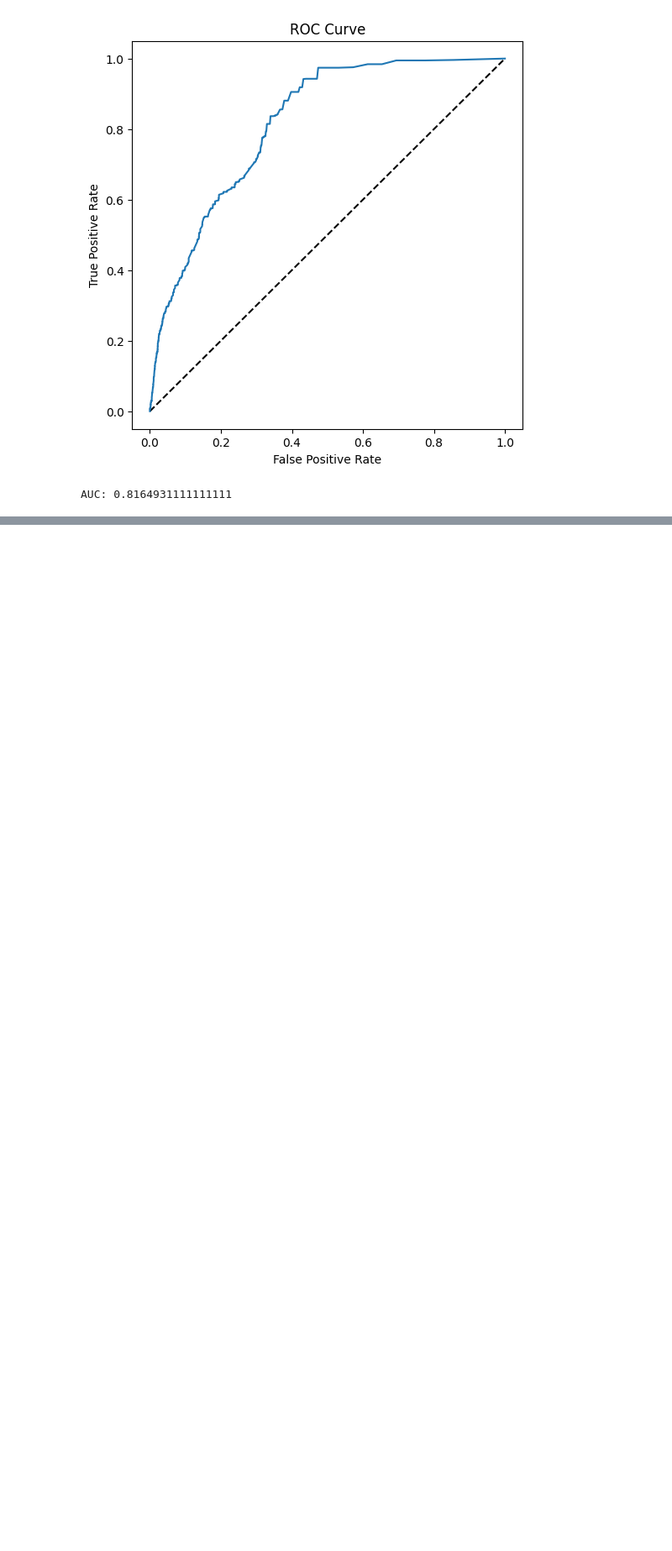
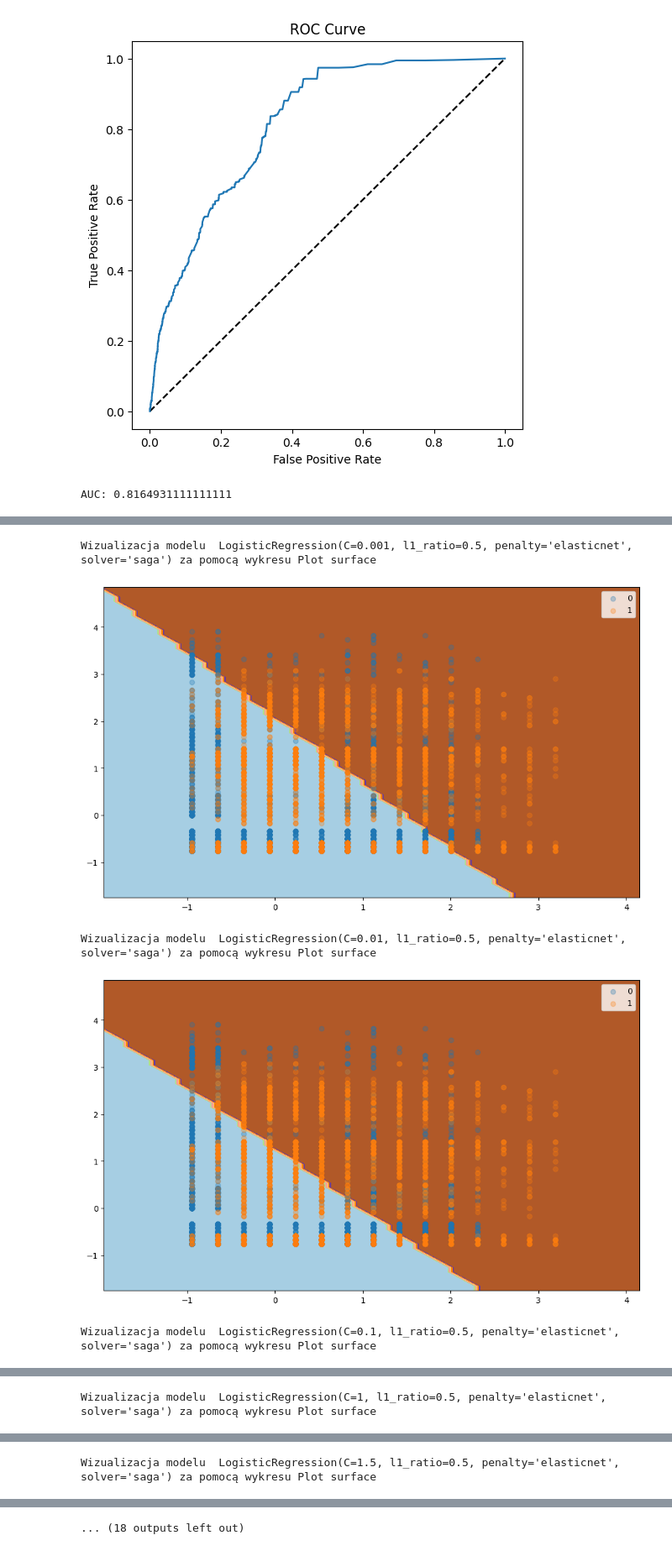
Before and after one commit to lukpytlewski/cukrzyca, a Jupyter notebook: cukrzyca.ipynb, the cells around one changed output, grey strips where cells are left out. Shown at 84% size. Drawn from its saved outputs; the diff is of its cells as text; code cells hidden in the pictures; blank space fills up the shorter version.

```diff
--- a/cukrzyca.ipynb
+++ b/cukrzyca.ipynb
@@ -486,6 +487,7 @@ weighted avg       0.74      0.75      0.74      4500
 # %%
 l1_ratio = [0, 0.25, 0.5, 0.75, 1]
 model_names = []
+f1_score_df = pd.DataFrame(columns = ['model_name', 'F1_score_train', 'F1_score_test'])
 for ratio in l1_ratio:
     modelik = LogisticRegression(penalty='elasticnet', l1_ratio = ratio, solver='saga')
     modelik.fit(X_train_standardized, y_train)
@@ -496,6 +498,11 @@ for ratio in l1_ratio:
 for count, modelik in enumerate(model_names):
     print(model_names[count])
     calculate_metrics(model_names[count], model_names[count], X_test_standardized, y_test)
+    f1_score_test = f1_score(y_test, modelik.predict(X_test_standardized))
+    f1_score_train = f1_score(y_train, modelik.predict(X_train_standardized))
+    f1_score_df = f1_score_df.append({'model_name': model_names[count], 'F1_score_train': f1_score_train, 'F1_score_test': f1_score_test},
+                                                 ignore_index=True)
+    display(f1_score_df)
 # %% [output]
 Wizualizacja modelu  LogisticRegression(l1_ratio=0, penalty='elasticnet', solver='saga') za pomocą wykresu Plot surface
 [figure]
@@ -520,0 +530,26 @@ weighted avg       0.74      0.75      0.74      4500
+# %%
+c = [0.001, 0.01, 0.1, 1, 1.5]
+model_names = []
+f1_score_df = pd.DataFrame(columns = ['model_name', 'F1_score_train', 'F1_score_test'])
+models_names = []
+for c_par in c:
+    modelik = LogisticRegression(penalty='elasticnet', l1_ratio = 0.5, solver='saga', C=c_par)
+    modelik.fit(X_train_standardized, y_train)
+    model_names.append(modelik)
+    print('Wizualizacja modelu ',modelik,'za pomocą wykresu Plot surface')
+    plot_classification_surface(X_plot=X_train_standardized, y_plot=y_train, trained_model=modelik)
+
+for count, modelik in enumerate(model_names):
+    print(model_names[count])
+    calculate_metrics(model_names[count], model_names[count], X_test_standardized, y_test)
+    f1_score_test = f1_score(y_test, modelik.predict(X_test_standardized))
+    f1_score_train = f1_score(y_train, modelik.predict(X_train_standardized))
+    f1_score_df = f1_score_df.append({'model_name': model_names[count], 'F1_score_train': f1_score_train, 'F1_score_test': f1_score_test},
+                                                 ignore_index=True)
+    display(f1_score_df)
+# %% [output]
+Wizualizacja modelu  LogisticRegression(C=0.001, l1_ratio=0.5, penalty='elasticnet', solver='saga') za pomocą wykresu Plot surface
+[figure, added]
+Wizualizacja modelu  LogisticRegression(C=0.01, l1_ratio=0.5, penalty='elasticnet', solver='saga') za pomocą wykresu Plot surface
+[figure, added]
+Wizualizacja modelu  LogisticRegression(C=0.1, l1_ratio=0.5, penalty='elasticnet', solver='saga') za pomocą wykresu Plot surface
@@ -520,0 +557 @@ weighted avg       0.74      0.75      0.74      4500
+Wizualizacja modelu  LogisticRegression(C=1, l1_ratio=0.5, penalty='elasticnet', solver='saga') za pomocą wykresu Plot surface
@@ -520,0 +559 @@ weighted avg       0.74      0.75      0.74      4500
+Wizualizacja modelu  LogisticRegression(C=1.5, l1_ratio=0.5, penalty='elasticnet', solver='saga') za pomocą wykresu Plot surface
@@ -520,0 +571 @@ weighted avg       0.74      0.75      0.74      4500
+... (18 outputs left out)
```
Also changed, not shown: parts of 7 cells of this notebook.
